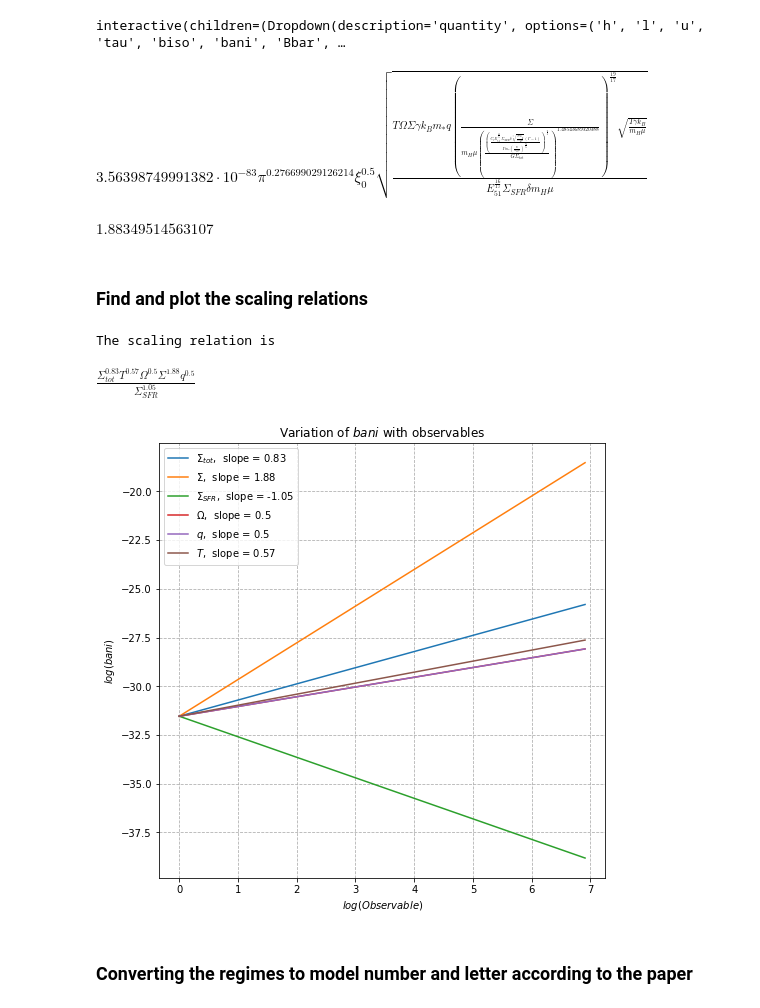
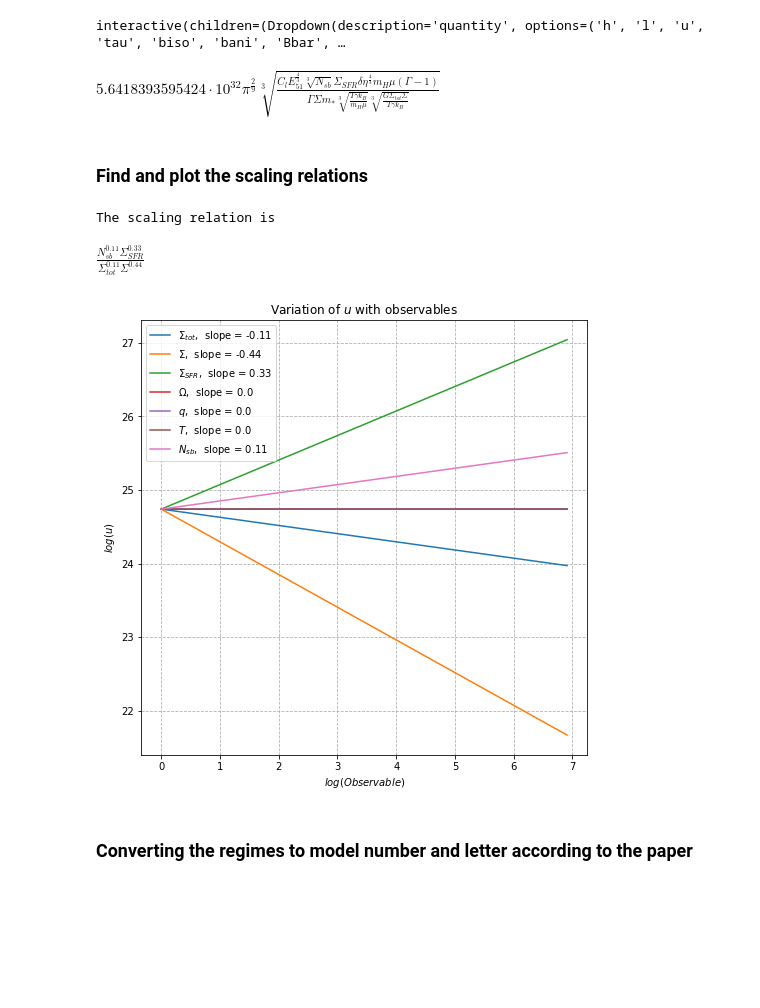
Before and after one commit to Rnazx/Scaling-Relations, a Jupyter notebook: scaling_relations.ipynb, the cells around one changed output. Cells and saved outputs as stored; diff of their text form; code cells hidden in the pictures; blank space fills up the shorter version.

```diff
--- a/scaling_relations.ipynb
+++ b/scaling_relations.ipynb
@@ -66,7 +66,7 @@ gval, clval, xioval, mstarval, deltaval, e51val, kaval, Gammaval, Caval, Rkval,
 const = [(boltz, cgs_kB), (mh, g_mH), (G, cgs_G), (gamma, gval),
          (calpha, Caval), (Rk, Rkval), (mu, muval), (cl,
                                                clval), (xio, xioval), (mstar, mstarval*g_Msun),
-         (delta, deltaval), (E51, e51val), (kalpha, kaval), (Gamma, Gammaval), (mu0, mu0val), (eta, 0.1), (Nsb, 1)]
+         (delta, deltaval), (E51, e51val), (kalpha, kaval), (Gamma, Gammaval), (mu0, mu0val), (eta, 0.1)]
 # %% [markdown]
 ### Choose the model
 # %%
@@ -75,8 +75,8 @@ def myf(h, l, u, t, alpha):
 
 
 y = interactive(myf, h=[r'subsonic', r'supersonic', r'cs/omega'],
-                l=[r'maximum scale driven', r'supernovae driven', r'superbubble driven'],
-                u=[r'sound speed', r'supenovae/superbubble driven'],
+                l=[r'maximum scale-driven', r'isolated supernovae-driven', r'superbubble-driven'],
+                u=[r'sound speed', r'supenovae/superbubble-driven'],
                 t=[r'eddy turnover time', r'supernovae/superbubble renovation time'],
                 alpha=['regime 1', 'regime 2', 'regime 3'])#regime
 y
@@ -115,22 +115,13 @@ interactive(children=(Dropdown(description='quantity', options=('h', 'l', 'u', '
 idx = quantity_string.index(quan_interact.result)
 quantities[idx]
 # %% [output]
-$\displaystyle 3.56398749991382 \cdot 10^{-83} \pi^{0.276699029126214} \xi_{0}^{0.5} \sqrt{\frac{T \Omega \Sigma \gamma k_{B} m_{*} q \left(\frac{\Sigma}{m_{H} \mu \left(\frac{\left(\frac{C_{l} E_{51}^{\frac{64}{51}} \Sigma_{SFR} \delta \sqrt[3]{\frac{T \gamma k_{B}}{m_{H} \mu}} \left(\Gamma - 1\right)}{\Gamma m_{*} \left(\frac{\Sigma}{m_{H} \mu}\right)^{\frac{76}{51}}}\right)^{\frac{2}{3}}}{G \Sigma_{tot}}\right)^{1.48543689320388}}\right)^{\frac{19}{17}} \sqrt{\frac{T \gamma k_{B}}{m_{H} \mu}}}{E_{51}^{\frac{16}{17}} \Sigma_{SFR} \delta m_{H} \mu}}$
+$\displaystyle 5.6418393595424 \cdot 10^{32} \pi^{\frac{2}{9}} \sqrt[3]{\frac{C_{l} E_{51}^{\frac{4}{3}} \sqrt[3]{N_{sb}} \Sigma_{SFR} \delta \eta^{\frac{4}{3}} m_{H} \mu \left(\Gamma - 1\right)}{\Gamma \Sigma m_{*} \sqrt[3]{\frac{T \gamma k_{B}}{m_{H} \mu}} \sqrt[3]{\frac{G \Sigma_{tot} \Sigma}{T \gamma k_{B}}}}}$
-# %%
-final_quantity = quantities[idx]
-variables = [(sigmatot, 1), (sigma, 1), (sigmasfr, 1),
-             (omega, 1), (q, 1), (T, 1)]
-obs = sigma
-variables.remove((obs, 1))
-(diff(log(final_quantity.subs(const+variables)),obs)*obs).subs(obs,1)
-# %% [output]
-$\displaystyle 1.88349514563107$
 # %% [markdown]
 ### Find and plot the scaling relations
 # %%
 s = quantity_string[idx]
 variables = [(sigmatot, 1), (sigma, 1), (sigmasfr, 1),
-             (omega, 1), (q, 1), (T, 1)]
+             (omega, 1), (q, 1), (T, 1), (Nsb, 1)]
 # quantity to be plotted
 final_quantity = quantities[idx]
 # observable to be varied
@@ -141,36 +132,36 @@ plt.figure(figsize=(8, 8))
 power = []
 for obs in observ:
     variables = [(sigmatot, 1), (sigma, 1), (sigmasfr, 1),
-                 (omega, 1), (q, 1), (T, 1)]
+                 (omega, 1), (q, 1), (T, 1), (Nsb, 1)]
     variables.remove((obs, 1))
     final = const + variables
     z = final_quantity.subs(final)
     zf = [z.evalf(subs={obs: i}) for i in var]
     zf = np.array(np.float64(zf))
     if idx == 7:
         zf = -zf
     po = str(np.round(np.float64((diff(log(z), obs)*obs).subs(obs, 1)), 2))
     power.append(float(po))
     plt.plot(np.log(var), np.log(zf), label='$' +
              str(latex(obs))+'$,  slope = '+po)
 plt.title('Variation of $'+s+'$ with observables')
 plt.xlabel('$log(Observable)$')
 plt.ylabel('$log('+s+')$')
 plt.grid(True, which="both", ls="--")
 plt.legend()
 
 scaling = np.power(observ, power)
 relation = 1
 for i in scaling:
     relation *= i
 
 print('The scaling relation is ')
 relation
 # plt.savefig('scal'+s+str(model_no)+let+'.png')
 # %% [output]
 The scaling relation is
-$\displaystyle \frac{\Sigma_{tot}^{0.83} T^{0.57} \Omega^{0.5} \Sigma^{1.88} q^{0.5}}{\Sigma_{SFR}^{1.05}}$
+$\displaystyle \frac{N_{sb}^{0.11} \Sigma_{SFR}^{0.33}}{\Sigma_{tot}^{0.11} \Sigma^{0.44}}$
-[figure, old version]
+[figure, new version]
 # %% [markdown]
 ### Converting the regimes to model number and letter according to the paper
 # %%
```
Also changed, not shown: parts of 2 cells of this notebook, 1 other file.
